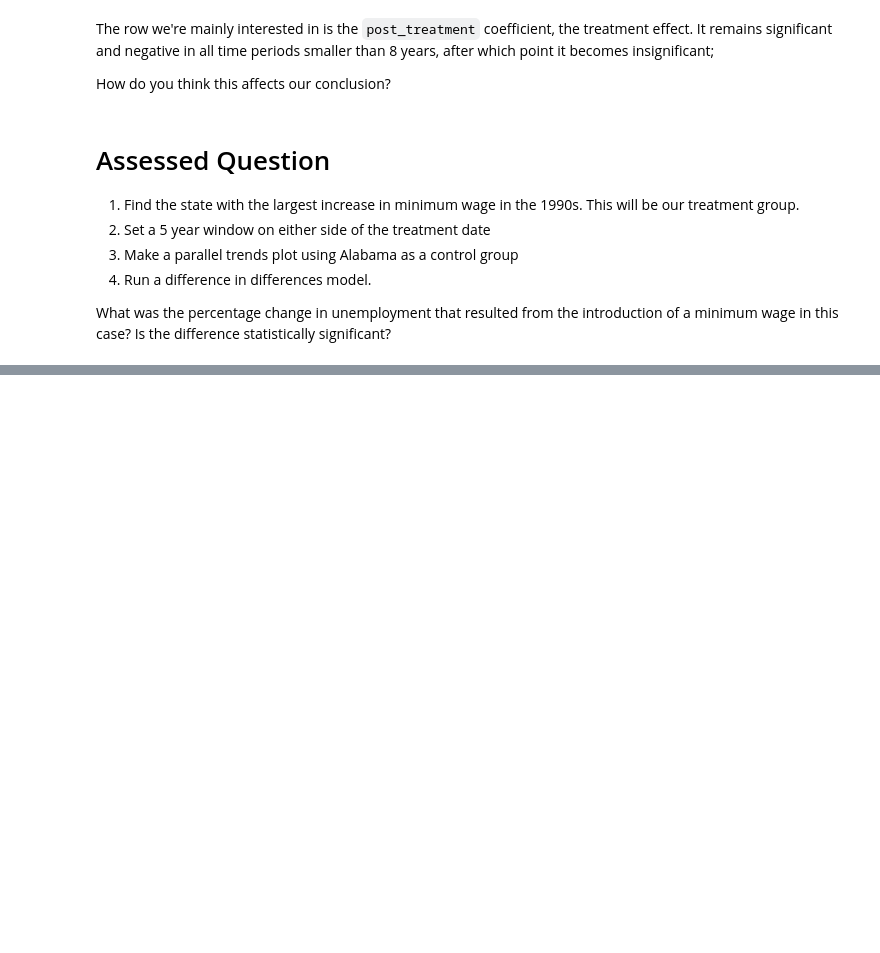
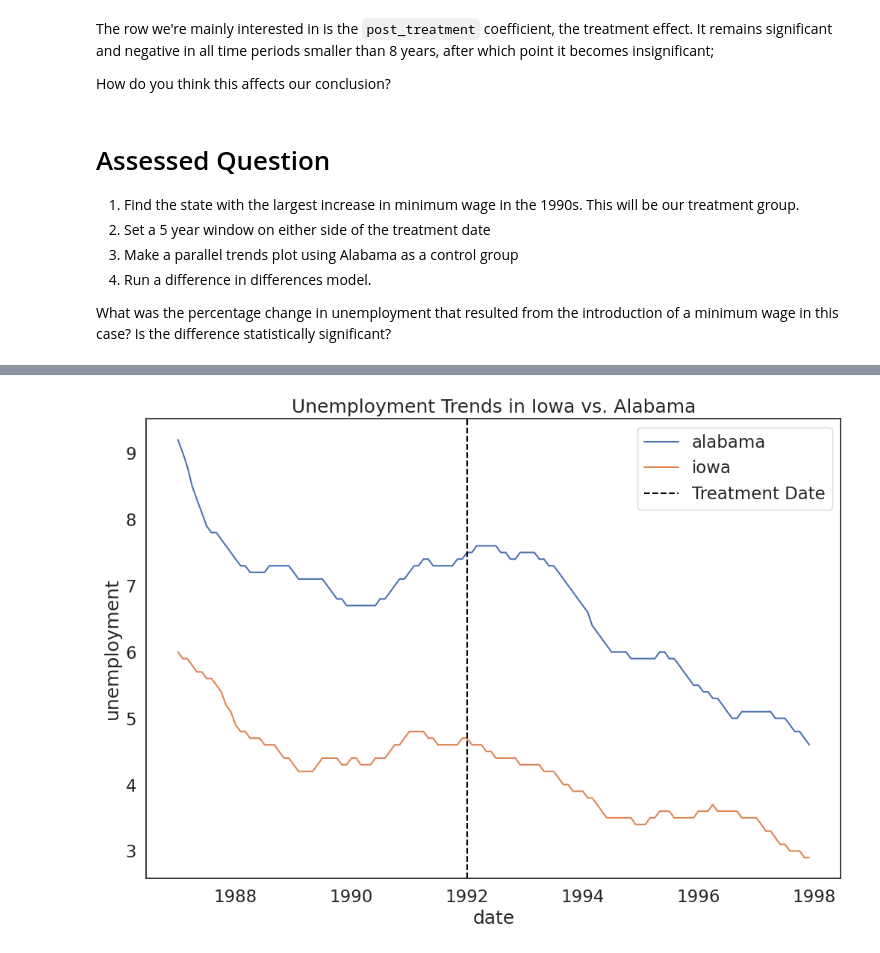
Before and after one commit to DiegoArgn/QM-2, a Jupyter notebook: WK8_DIfferences.ipynb, the cells around one changed output, grey strips where cells are left out. Cells and saved outputs as stored; diff of their text form; code cells hidden in the pictures; blank space fills up the shorter version.

```diff
--- a/WK8_DIfferences.ipynb
+++ b/WK8_DIfferences.ipynb
@@ -340,0 +343,17 @@ What was the percentage change in unemployment that resulted from the introducti
+# %%
+df_s['date'] = pd.to_datetime(df_s['date'])
+df_1990s = df_s[(df_s['date'] >= '1990-01-01') & (df_s['date'] <= '1999-12-31')]
+# %%
+wage_changes = df_1990s.groupby('state')['minwage'].agg(['min', 'max'])
+wage_changes['increase'] = wage_changes['max'] - wage_changes['min']
+
+treatment_state = wage_changes['increase'].idxmax()
+treatment_increase = wage_changes['increase'].max()
+
+treatment_state_data = df_1990s[df_1990s['state'] == treatment_state]
+treatment_year_row = treatment_state_data[treatment_state_data['minwage'] == treatment_increase].iloc[0]
+treatment_year = treatment_year_row['date'].year
+
+print(f"The state with the largest minimum wage increase in the 1990s is: {treatment_state.capitalize()}")
+print(f"The increase was: {treatment_increase:.2f}")
+print(f"The year the minimum wage reached its maximum for this state in the 1990s is: {treatment_year}")
@@ -340,0 +364,10 @@ What was the percentage change in unemployment that resulted from the introducti
+# %%
+did_df = df_s[df_s['state'].isin([treatment_state, 'alabama'])]
+did_df = did_df[(did_df['date'] >= f'{treatment_year-5}-01-01') & (did_df['date'] <= f'{treatment_year+5}-12-31')]
+
+did_df['post'] = np.where(did_df['date'] >= f'{treatment_year}-01-01', 1, 0)
+did_df['treatment'] = np.where(did_df['state'] == treatment_state, 1, 0)
+did_df['post_treatment'] = did_df['post'] * did_df['treatment']
+
+print("DataFrame prepared for DiD analysis:")
+print(did_df.head())
@@ -340,0 +389,8 @@ What was the percentage change in unemployment that resulted from the introducti
+# %%
+sns.lineplot(data=did_df, x='date', y='unemployment', hue='state')
+plt.axvline(pd.to_datetime(f'{treatment_year}-01-01'), color='black', linestyle='dashed', label='Treatment Date')
+plt.title(f'Unemployment Trends in {treatment_state.capitalize()} vs. Alabama')
+plt.legend()
+plt.show()
+# %% [output]
+[figure, added]
```
Also changed, not shown: parts of 5 cells of this notebook.
